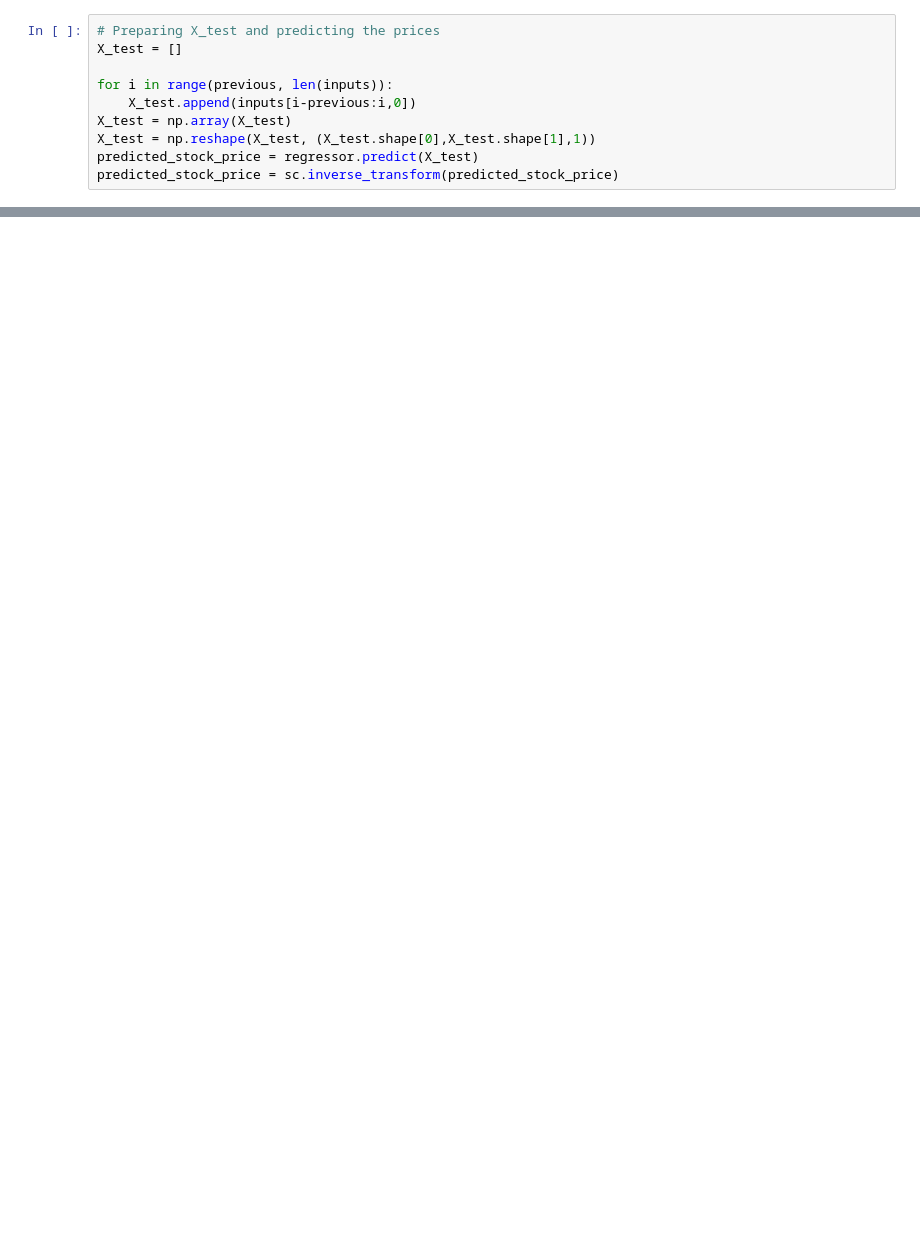
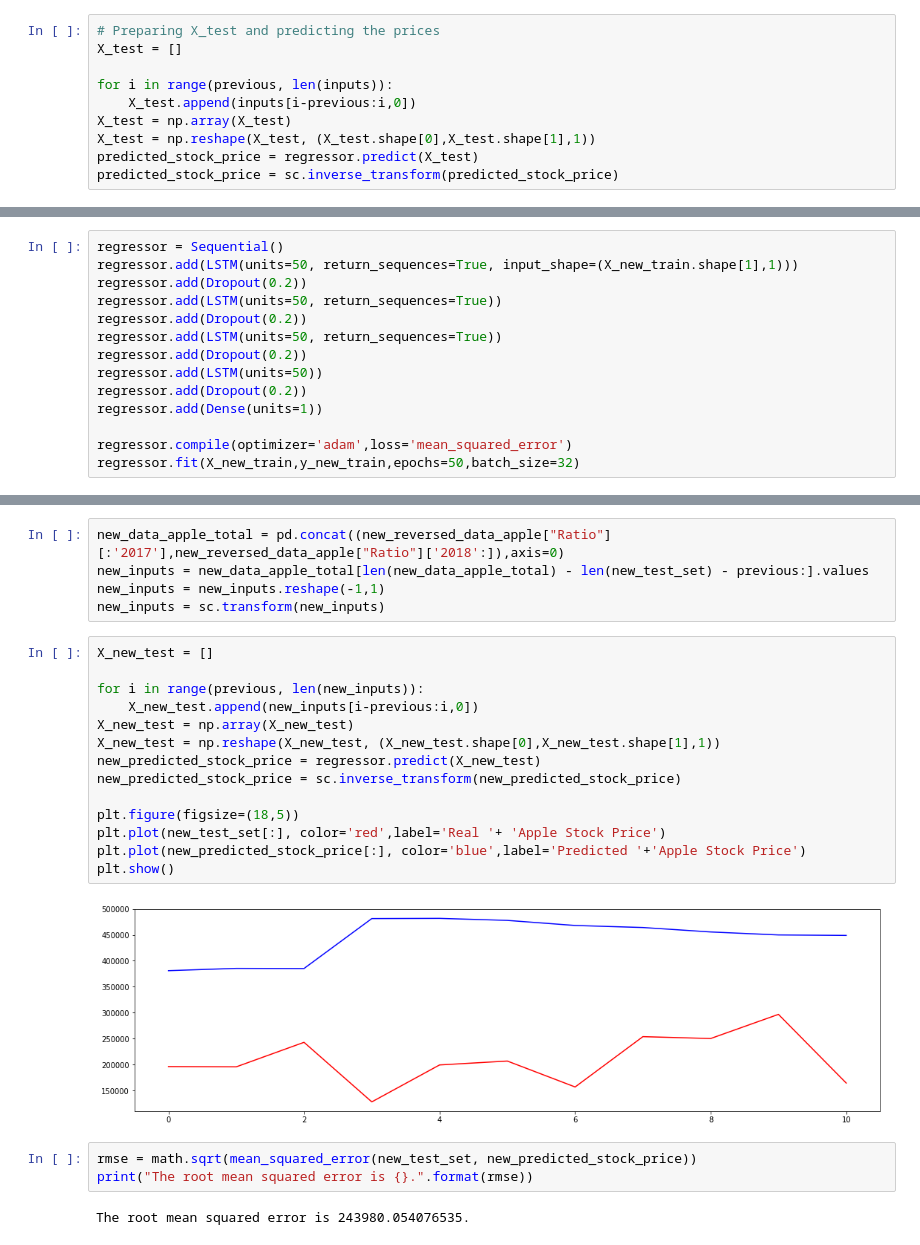
Before and after one commit to stanleyh007/ML_Project5, a Jupyter notebook: ML_Project5/Project_5.ipynb, the cells around one changed output, grey strips where cells are left out. Drawn from its saved outputs; the diff is of its cells as text; blank space fills up the shorter version.

```diff
--- a/ML_Project5/Project_5.ipynb
+++ b/ML_Project5/Project_5.ipynb
@@ -184,0 +265,14 @@ In the graph, it seems like there is a delay in this prediction, which is right
+# %%
+regressor = Sequential()
+regressor.add(LSTM(units=50, return_sequences=True, input_shape=(X_new_train.shape[1],1)))
+regressor.add(Dropout(0.2))
+regressor.add(LSTM(units=50, return_sequences=True))
+regressor.add(Dropout(0.2))
+regressor.add(LSTM(units=50, return_sequences=True))
+regressor.add(Dropout(0.2))
+regressor.add(LSTM(units=50))
+regressor.add(Dropout(0.2))
+regressor.add(Dense(units=1))
+
+regressor.compile(optimizer='adam',loss='mean_squared_error')
+regressor.fit(X_new_train,y_new_train,epochs=50,batch_size=32)
@@ -184,0 +298,26 @@ In the graph, it seems like there is a delay in this prediction, which is right
+# %%
+new_data_apple_total = pd.concat((new_reversed_data_apple["Ratio"][:'2017'],new_reversed_data_apple["Ratio"]['2018':]),axis=0)
+new_inputs = new_data_apple_total[len(new_data_apple_total) - len(new_test_set) - previous:].values
+new_inputs = new_inputs.reshape(-1,1)
+new_inputs = sc.transform(new_inputs)
+# %%
+X_new_test = []
+
+for i in range(previous, len(new_inputs)):
+    X_new_test.append(new_inputs[i-previous:i,0])
+X_new_test = np.array(X_new_test)
+X_new_test = np.reshape(X_new_test, (X_new_test.shape[0],X_new_test.shape[1],1))
+new_predicted_stock_price = regressor.predict(X_new_test)
+new_predicted_stock_price = sc.inverse_transform(new_predicted_stock_price)
+
+plt.figure(figsize=(18,5))
+plt.plot(new_test_set[:], color='red',label='Real '+ 'Apple Stock Price')
+plt.plot(new_predicted_stock_price[:], color='blue',label='Predicted '+'Apple Stock Price')
+plt.show()
+# %% [output]
+[figure, added]
+# %%
+rmse = math.sqrt(mean_squared_error(new_test_set, new_predicted_stock_price))
+print("The root mean squared error is {}.".format(rmse))
+# %% [output]
+The root mean squared error is 243980.054076535.
```
Also changed, not shown: parts of 25 cells of this notebook, 1 other file.
